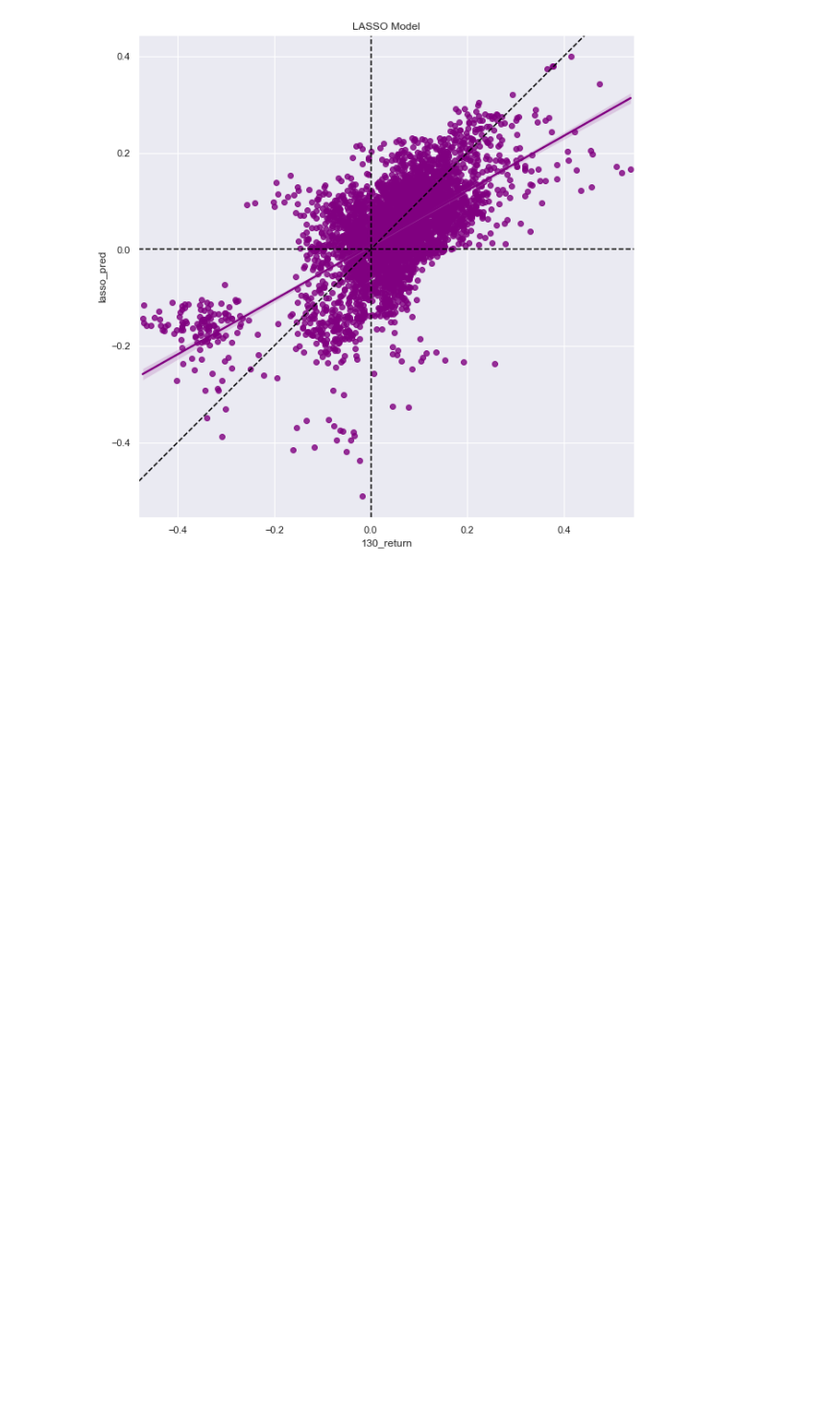
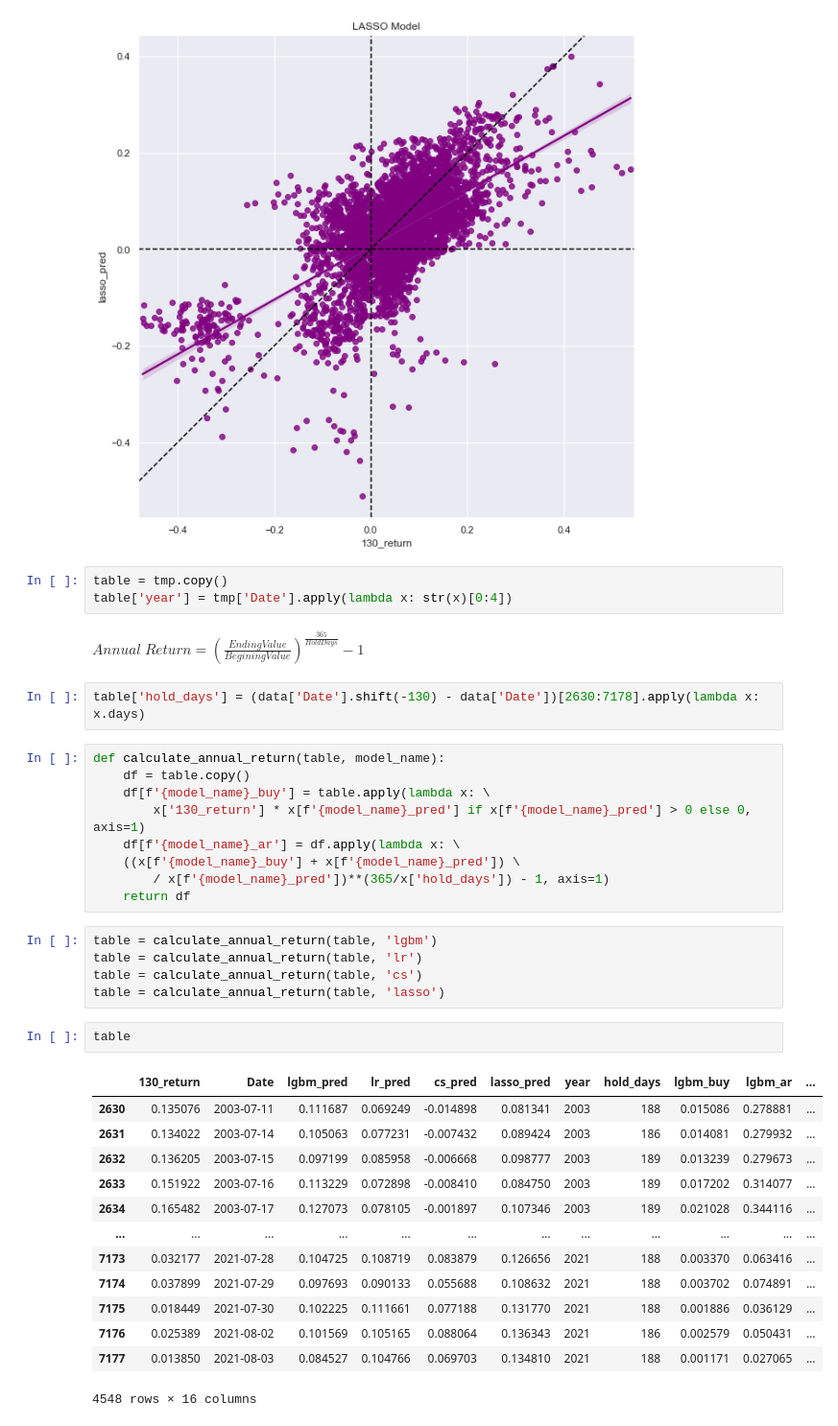
Before and after one commit to Kojet/6002-Research-Project, a Jupyter notebook: lgbm-1year.ipynb, the cells around one changed output. Shown at 96% size. Cells and saved outputs as stored; diff of their text form; blank space fills up the shorter version.

```diff
--- a/lgbm-1year.ipynb
+++ b/lgbm-1year.ipynb
@@ -805,3 +1486,40 @@ reg_plot(tmp, 'cs', 'darkred')
 reg_plot(tmp, 'lasso', 'purple')
 # %% [output]
 [figure]
+# %%
+table = tmp.copy()
+table['year'] = tmp['Date'].apply(lambda x: str(x)[0:4])
+# %% [markdown]
+$Annual\;Return = (\frac{Ending Value}{Begining Value})^{\frac{365}{HoldDays}} - 1$
+# %%
+table['hold_days'] = (data['Date'].shift(-130) - data['Date'])[2630:7178].apply(lambda x: x.days)
+# %%
+def calculate_annual_return(table, model_name):
+    df = table.copy()
+    df[f'{model_name}_buy'] = table.apply(lambda x: \
+        x['130_return'] * x[f'{model_name}_pred'] if x[f'{model_name}_pred'] > 0 else 0, axis=1)
+    df[f'{model_name}_ar'] = df.apply(lambda x: \
+    ((x[f'{model_name}_buy'] + x[f'{model_name}_pred']) \
+        / x[f'{model_name}_pred'])**(365/x['hold_days']) - 1, axis=1)
+    return df
+# %%
+table = calculate_annual_return(table, 'lgbm')
+table = calculate_annual_return(table, 'lr')
+table = calculate_annual_return(table, 'cs')
+table = calculate_annual_return(table, 'lasso')
+# %%
+table
+# %% [output]
+|  | 130_return | Date | lgbm_pred | lr_pred | cs_pred | lasso_pred | year | hold_days | lgbm_buy | lgbm_ar | ... |
+| 2630 | 0.135076 | 2003-07-11 | 0.111687 | 0.069249 | -0.014898 | 0.081341 | 2003 | 188 | 0.015086 | 0.278881 | ... |
+| 2631 | 0.134022 | 2003-07-14 | 0.105063 | 0.077231 | -0.007432 | 0.089424 | 2003 | 186 | 0.014081 | 0.279932 | ... |
+| 2632 | 0.136205 | 2003-07-15 | 0.097199 | 0.085958 | -0.006668 | 0.098777 | 2003 | 189 | 0.013239 | 0.279673 | ... |
+| 2633 | 0.151922 | 2003-07-16 | 0.113229 | 0.072898 | -0.008410 | 0.084750 | 2003 | 189 | 0.017202 | 0.314077 | ... |
+| 2634 | 0.165482 | 2003-07-17 | 0.127073 | 0.078105 | -0.001897 | 0.107346 | 2003 | 189 | 0.021028 | 0.344116 | ... |
+| ... | ... | ... | ... | ... | ... | ... | ... | ... | ... | ... | ... |
+| 7173 | 0.032177 | 2021-07-28 | 0.104725 | 0.108719 | 0.083879 | 0.126656 | 2021 | 188 | 0.003370 | 0.063416 | ... |
+| 7174 | 0.037899 | 2021-07-29 | 0.097693 | 0.090133 | 0.055688 | 0.108632 | 2021 | 188 | 0.003702 | 0.074891 | ... |
+| 7175 | 0.018449 | 2021-07-30 | 0.102225 | 0.111661 | 0.077188 | 0.131770 | 2021 | 188 | 0.001886 | 0.036129 | ... |
+| 7176 | 0.025389 | 2021-08-02 | 0.101569 | 0.105165 | 0.088064 | 0.136343 | 2021 | 186 | 0.002579 | 0.050431 | ... |
+| 7177 | 0.013850 | 2021-08-03 | 0.084527 | 0.104766 | 0.069703 | 0.134810 | 2021 | 188 | 0.001171 | 0.027065 | ... |
+4548 rows × 16 columns
```
Also changed, not shown: parts of 22 cells of this notebook, 5 other files.
